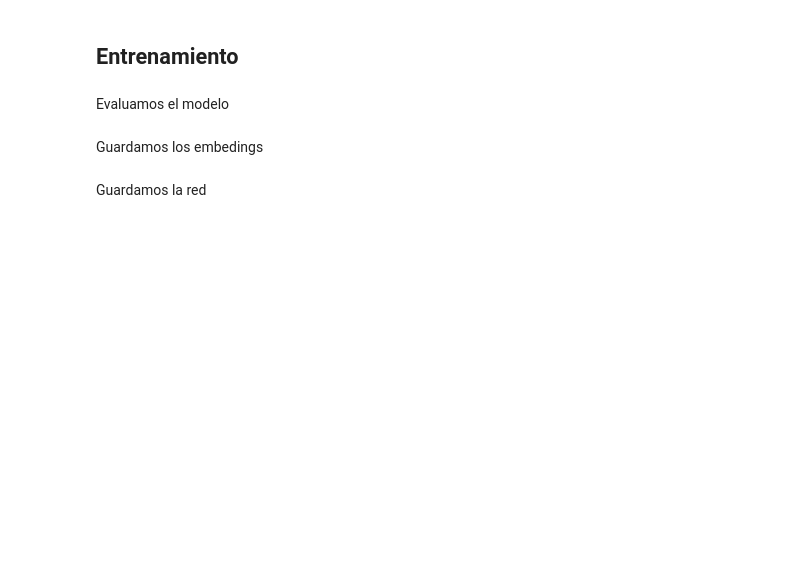
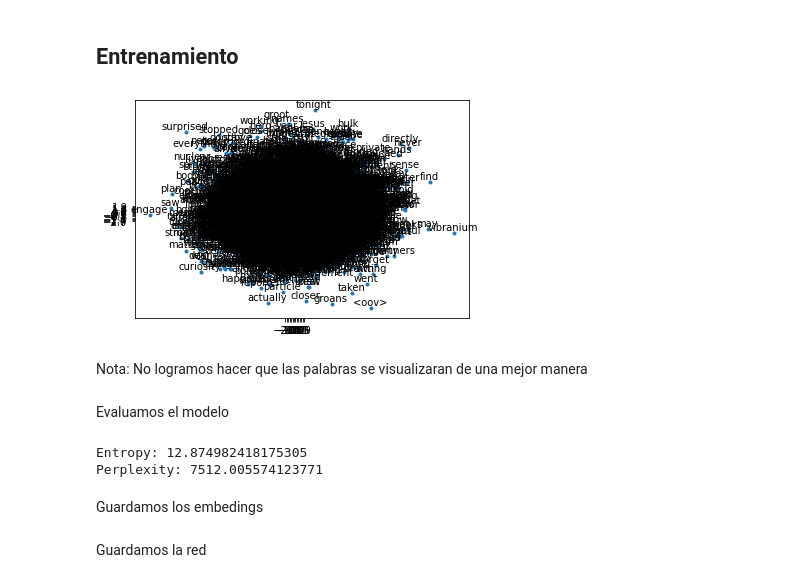
Before and after one commit to KarlaDSJ/WhatsMovie, a Jupyter notebook: process/Practica2.ipynb, the cells around one changed output. Drawn from its saved outputs; the diff is of its cells as text; code cells hidden in the pictures; blank space fills up the shorter version.

```diff
--- a/process/Practica2.ipynb
+++ b/process/Practica2.ipynb
@@ -357,17 +368,24 @@ class Bengio:
 # %% [markdown]
 ## Entrenamiento
 # %%
-bengio = Bengio(bigrams_train[:100], word_to_index, 254, 128)
-bengio.train(10, 0.1)
+bengio = Bengio(bigrams_train, word_to_index, 254, 128)
+bengio.train(100, 0.1)
 # %%
-label = [w[0] for w in sorted(list(word_to_index.items())[:100], key=itemgetter(1))]
+label = [w[0] for w in sorted(list(word_to_index.items()), key=itemgetter(1))]
 bengio.plot_words(label)
+# %% [output]
+[figure, added]
+# %% [markdown]
+Nota: No logramos hacer que las palabras se visualizaran de una mejor manera
 # %% [markdown]
 Evaluamos el modelo
 # %%
-entropy, perplexity =  bengio.test(test[:1000])
+entropy, perplexity =  bengio.test(test)
 print('Entropy: {}'.format(entropy))
 print('Perplexity: {}'.format(perplexity))
+# %% [output]
+Entropy: 12.874982418175305
+Perplexity: 7512.005574123771
 # %% [markdown]
 Guardamos los embedings
 # %%
```
Also changed, not shown: parts of 6 cells of this notebook, 2 other files.
